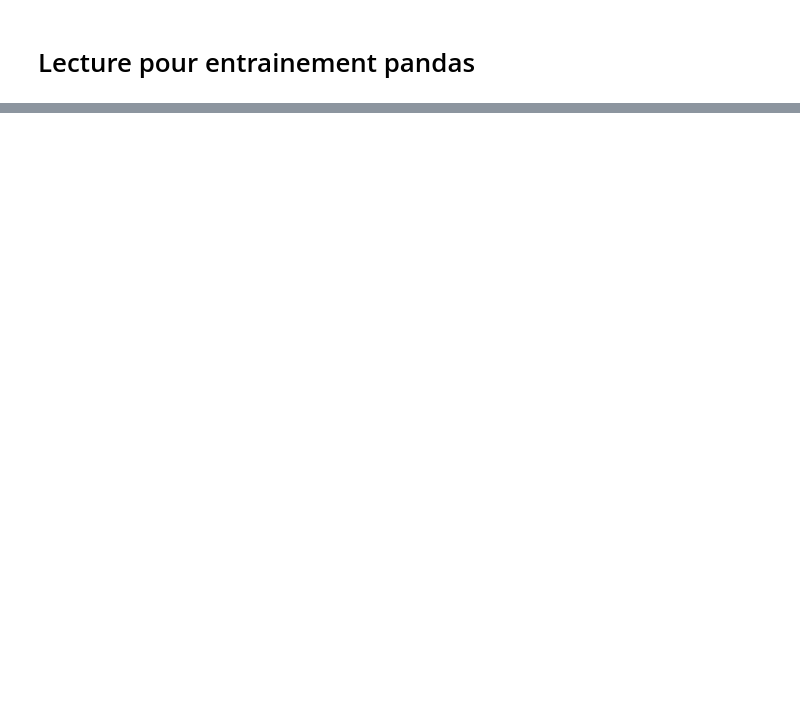
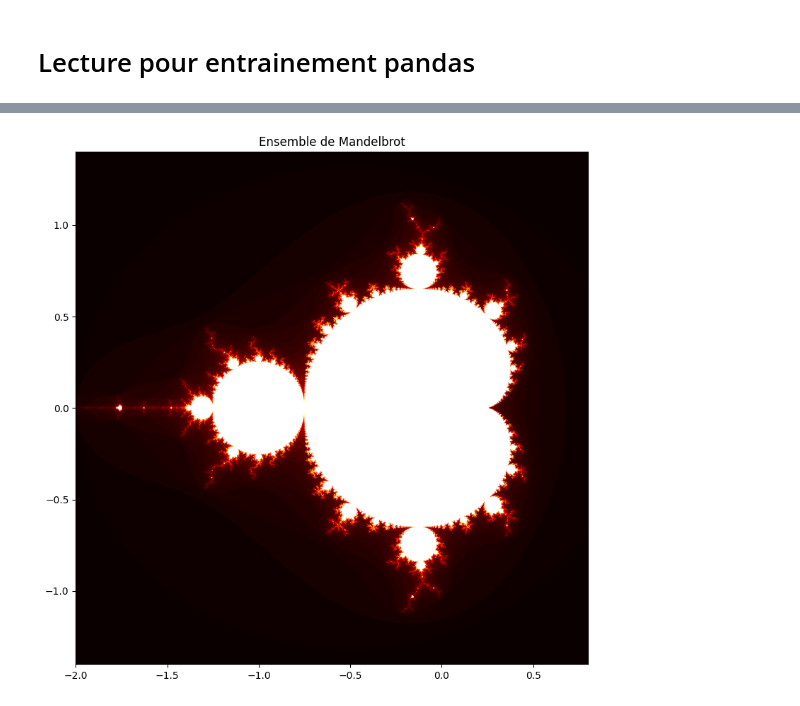
Before and after one commit to Hamidou1089-1/Stage_Inria_dynamique, a Jupyter notebook: src/trainingPandas.ipynb, the cells around one changed output, grey strips where cells are left out. Drawn from its saved outputs; the diff is of its cells as text; code cells hidden in the pictures; blank space fills up the shorter version.

```diff
--- a/src/trainingPandas.ipynb
+++ b/src/trainingPandas.ipynb
@@ -182,6 +77,0 @@ array([[False,  True,  True,  True,  True],
-# %%
-for i in range(size):
-    # Créer un masque pour la ligne i (seulement partie triangulaire supérieure)
-    row_mask = mask[i]
-    # Appliquer la valeur correspondante
-    a[i, row_mask] = values[i]
@@ -227,0 +151,28 @@ default count vector  0.25
+# %%
+import numpy as np
+import matplotlib.pyplot as plt
+
+def mandelbrot(h, w, max_iter):
+    y, x = np.ogrid[-1.4:1.4:h*1j, -2:0.8:w*1j]
+    c = x + y*1j
+    z = c
+    divtime = max_iter + np.zeros(z.shape, dtype=int)
+
+    for i in range(max_iter):
+        z = z**2 + c
+        diverge = z*np.conj(z) > 2**2
+        div_now = diverge & (divtime == max_iter)
+        divtime[div_now] = i
+        z[diverge] = 2
+
+    return divtime
+
+h, w = 1000, 1500
+plt.figure(figsize=(12, 8))
+plt.imshow(mandelbrot(h, w, 100), cmap='hot', extent=[-2, 0.8, -1.4, 1.4])
+plt.title('Ensemble de Mandelbrot')
+plt.tight_layout()
+plt.savefig('mandelbrot.png', dpi=500)
+plt.show()
+# %% [output]
+[figure, added]
```
Also changed, not shown: parts of 27 cells of this notebook, 11 other files.
